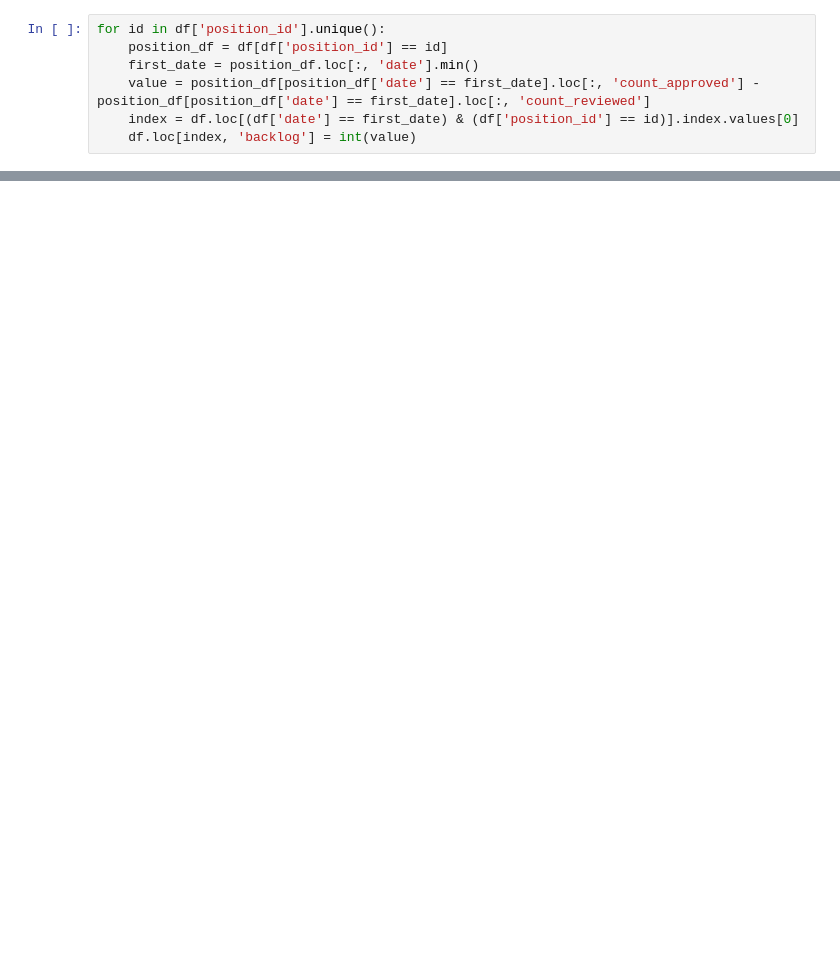
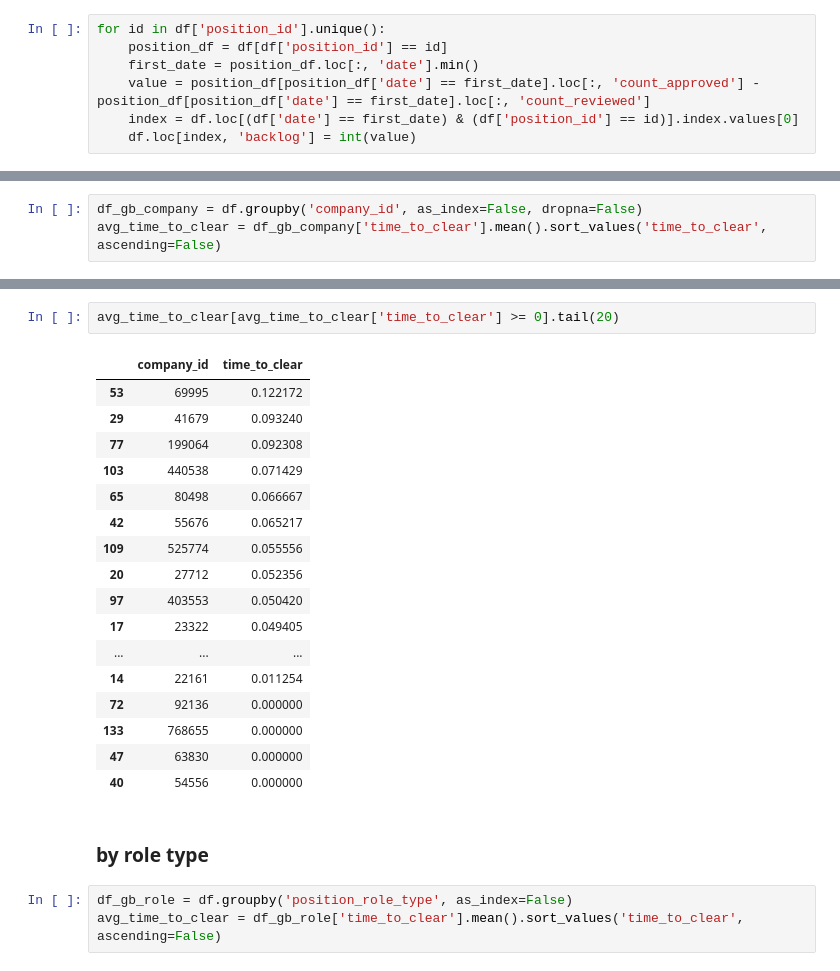
Before and after one commit to JacobTews/hiring_pipeline_analysis, a Jupyter notebook: eda.ipynb, the cells around one changed output, grey strips where cells are left out. Saved outputs shown, nothing was run; the diff lists cells and outputs as text; blank space fills up the shorter version.

```diff
--- a/eda.ipynb
+++ b/eda.ipynb
@@ -835,0 +896,3 @@ df.head(50)
+# %%
+df_gb_company = df.groupby('company_id', as_index=False, dropna=False)
+avg_time_to_clear = df_gb_company['time_to_clear'].mean().sort_values('time_to_clear', ascending=False)
@@ -835,0 +913,25 @@ df.head(50)
+# %%
+avg_time_to_clear[avg_time_to_clear['time_to_clear'] >= 0].tail(20)
+# %% [output]
+|  | company_id | time_to_clear |
+| 53 | 69995 | 0.122172 |
+| 29 | 41679 | 0.093240 |
+| 77 | 199064 | 0.092308 |
+| 103 | 440538 | 0.071429 |
+| 65 | 80498 | 0.066667 |
+| 42 | 55676 | 0.065217 |
+| 109 | 525774 | 0.055556 |
+| 20 | 27712 | 0.052356 |
+| 97 | 403553 | 0.050420 |
+| 17 | 23322 | 0.049405 |
+| ... | ... | ... |
+| 14 | 22161 | 0.011254 |
+| 72 | 92136 | 0.000000 |
+| 133 | 768655 | 0.000000 |
+| 47 | 63830 | 0.000000 |
+| 40 | 54556 | 0.000000 |
+# %% [markdown]
+### by role type
+# %%
+df_gb_role = df.groupby('position_role_type', as_index=False)
+avg_time_to_clear = df_gb_role['time_to_clear'].mean().sort_values('time_to_clear', ascending=False)
```
Also changed, not shown: parts of 33 cells of this notebook.
